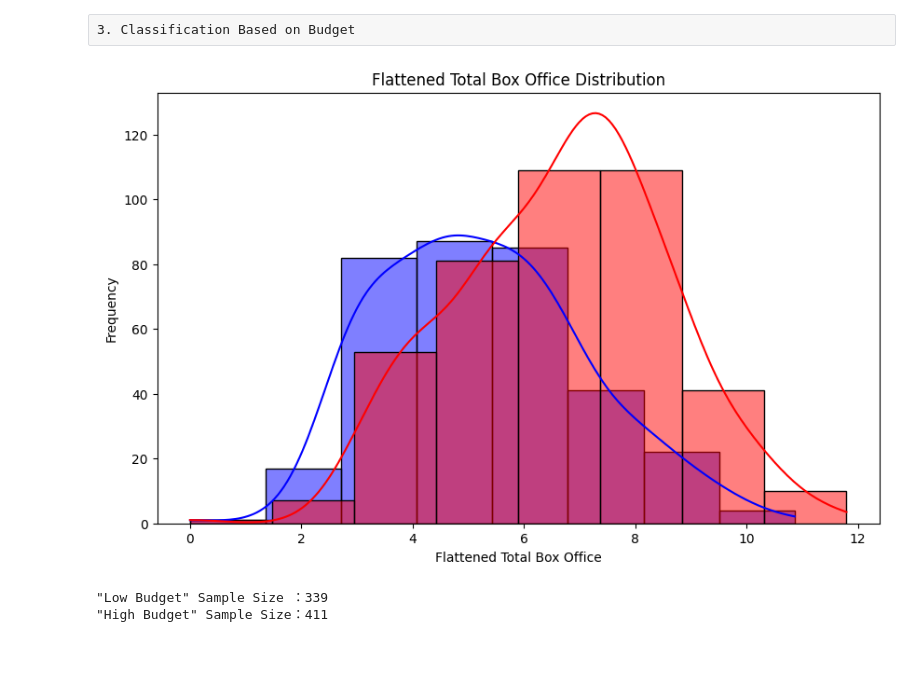
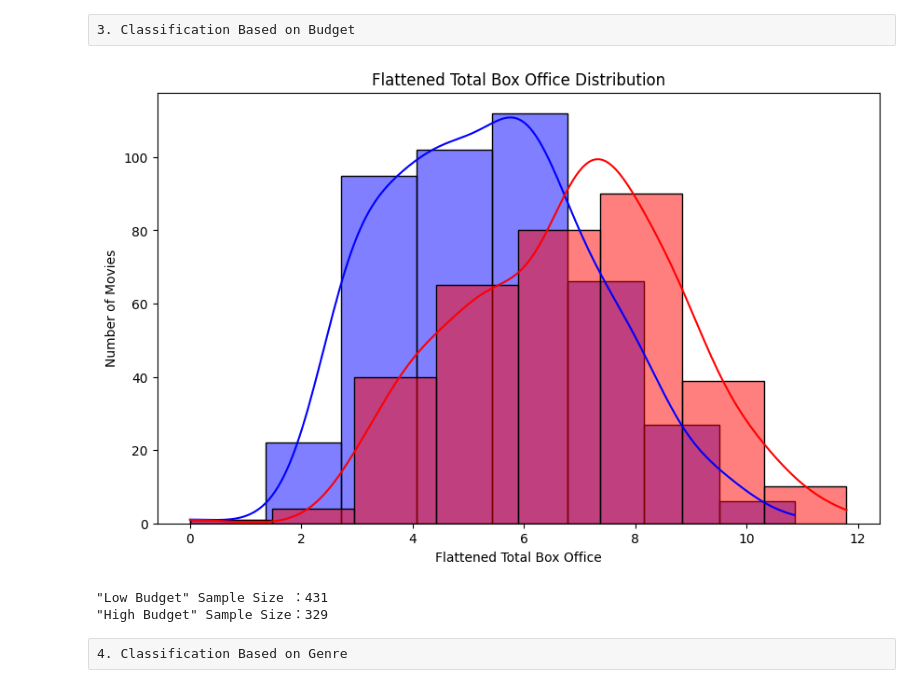
Before and after one commit to Ocean1029/Statistics_Final_Project, a Jupyter notebook: final_code_workspace/descriptive.ipynb, the cells around one changed output. Cells and saved outputs as stored; diff of their text form; code cells hidden in the pictures; blank space fills up the shorter version.

```diff
--- a/final_code_workspace/descriptive.ipynb
+++ b/final_code_workspace/descriptive.ipynb
@@ -87,7 +87,6 @@ def chi_square_normality_test(data, bin_edges=None):
 df = pd.read_csv("movie_summary.csv")
 
 filtered_df = df[
-    (df['genre'] != "Reality") &
     (df['production_budget'] != 0) &
     (df['production_year'] > 2000) &
     df['genre'].notna() &
@@ -125,24 +124,26 @@ plt.show()
 # %%
 filtered_df['budget_category'] = pd.cut(
     filtered_df['production_budget'],
-    bins=[10000, 1700000, 5000000],
+    bins=[0, 2000000, 5000000],
     labels=['Low', 'High']
 )
 
 budget_low = filtered_df[filtered_df['budget_category'] == 'Low']['flattened_total_box_office']
 budget_high = filtered_df[filtered_df['budget_category'] == 'High']['flattened_total_box_office']
 
 plt.figure(figsize=(10, 6))
 sns.histplot(budget_low, bins=8, kde=True, color='blue')
 sns.histplot(budget_high, bins=8, kde=True, color='red')
 plt.title('Flattened Total Box Office Distribution')
 plt.xlabel('Flattened Total Box Office')
-plt.ylabel('Frequency')
+plt.ylabel('Number of Movies')
 plt.show()
 
 print(f"\"Low Budget\" Sample Size ：{len(budget_low)}")
 print(f"\"High Budget\" Sample Size：{len(budget_high)}")
 # %% [output]
-[figure, old version]
+[figure, new version]
-"Low Budget" Sample Size ：339
-"High Budget" Sample Size：411
+"Low Budget" Sample Size ：431
+"High Budget" Sample Size：329
+# %% [raw]
+4. Classification Based on Genre
```
Also changed, not shown: parts of 3 cells of this notebook, 2 other files.
